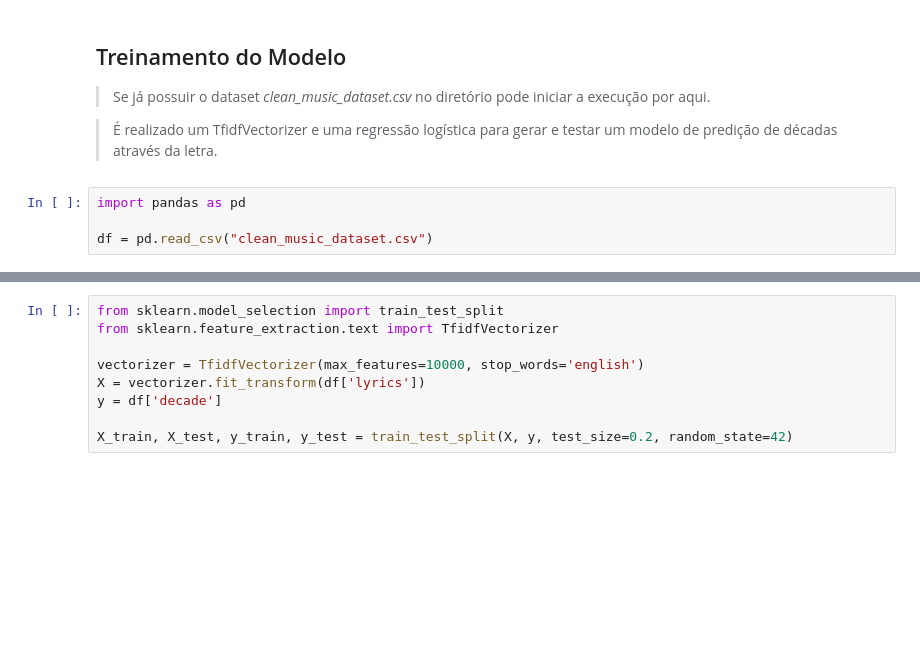
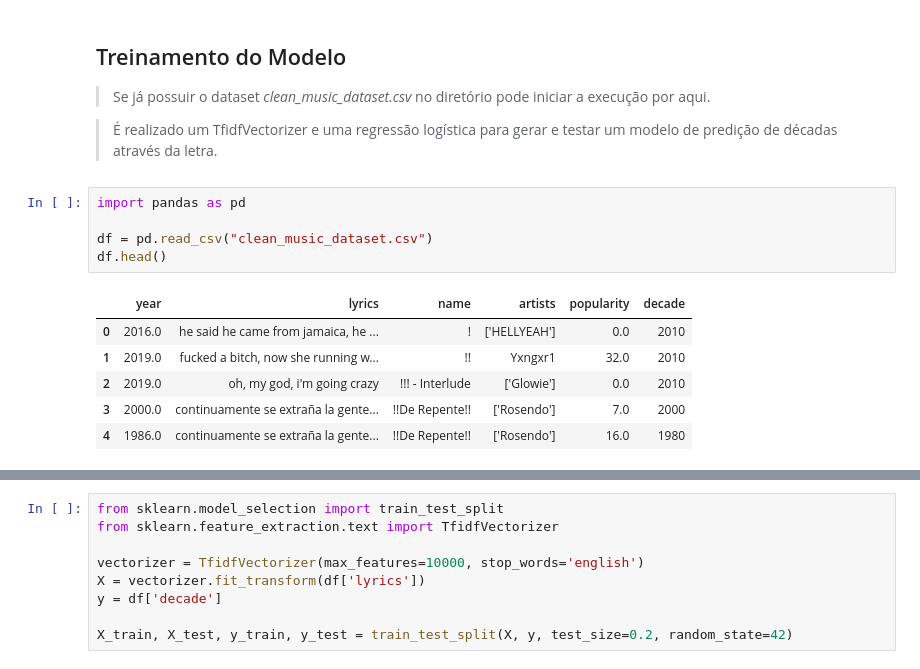
Before and after one commit to CaioBoa/NLP_Project, a Jupyter notebook: Project.ipynb, the cells around one changed output, grey strips where cells are left out. Cells and saved outputs as stored; diff of their text form; blank space fills up the shorter version.

```diff
--- a/Project.ipynb
+++ b/Project.ipynb
@@ -155,4 +160,12 @@ df.head()
 # %%
 import pandas as pd
 
 df = pd.read_csv("clean_music_dataset.csv")
+df.head()
+# %% [output]
+|  | year | lyrics | name | artists | popularity | decade |
+| 0 | 2016.0 | he said he came from jamaica, he ... | ! | ['HELLYEAH'] | 0.0 | 2010 |
+| 1 | 2019.0 | fucked a bitch, now she running w... | !! | Yxngxr1 | 32.0 | 2010 |
+| 2 | 2019.0 | oh, my god, i'm going crazy | !!! - Interlude | ['Glowie'] | 0.0 | 2010 |
+| 3 | 2000.0 | continuamente se extraña la gente... | !!De Repente!! | ['Rosendo'] | 7.0 | 2000 |
+| 4 | 1986.0 | continuamente se extraña la gente... | !!De Repente!! | ['Rosendo'] | 16.0 | 1980 |
```
Also changed, not shown: parts of 15 cells of this notebook, 2 other files.
